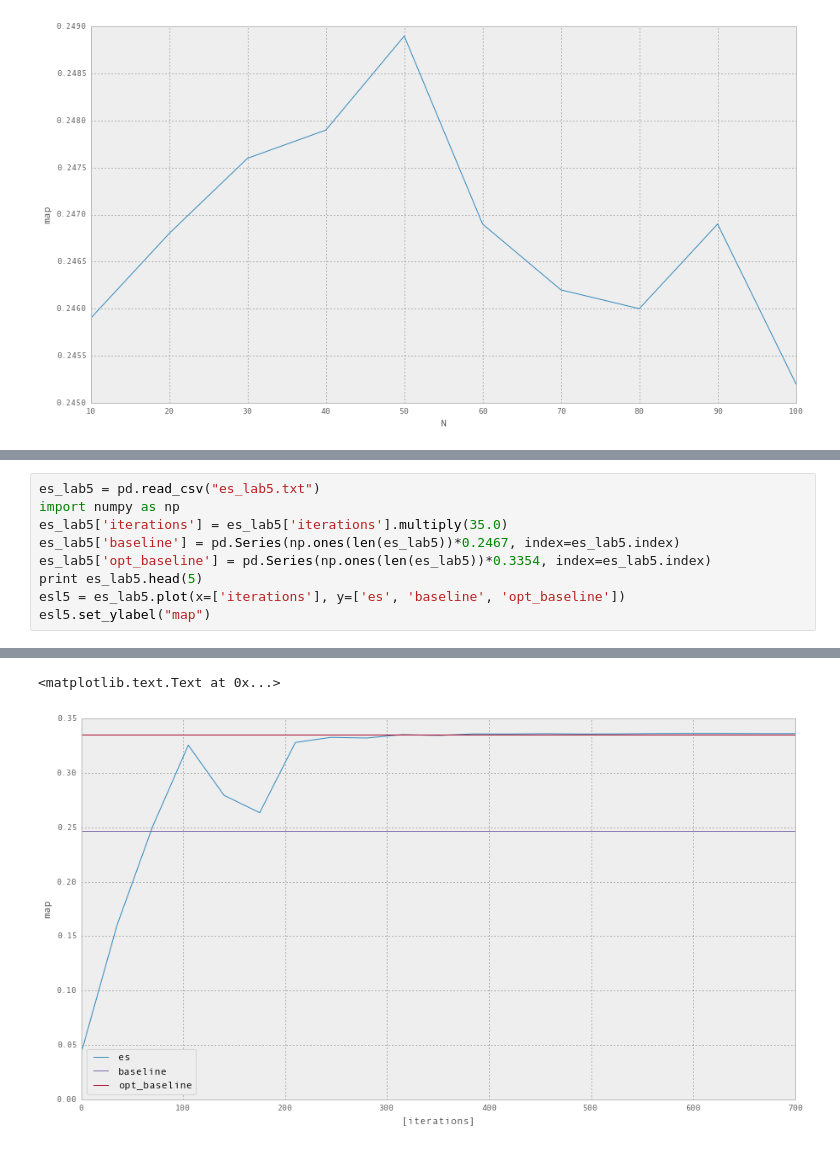
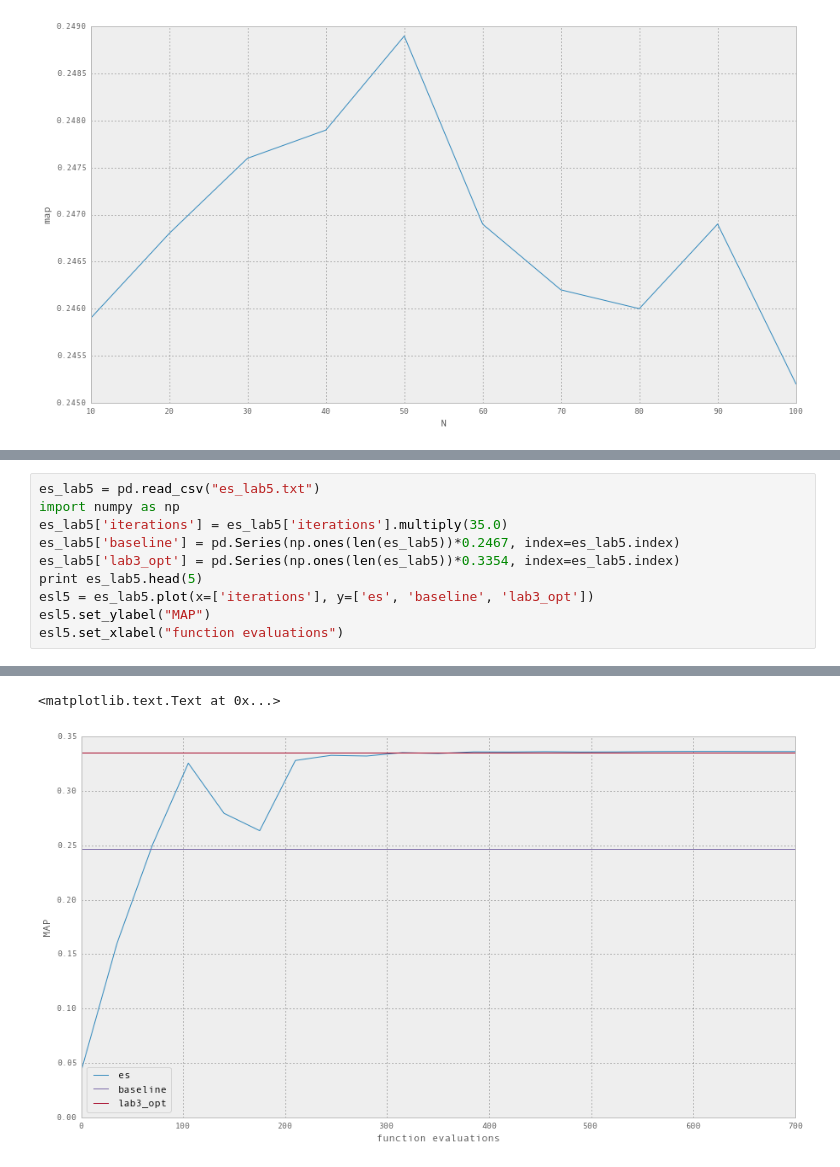
Before and after one commit to giuliolovisotto/information-retrieval, a Jupyter notebook: plots/plotting.ipynb, the cells around one changed output, grey strips where cells are left out. Drawn from its saved outputs; the diff is of its cells as text.

```diff
--- a/plots/plotting.ipynb
+++ b/plots/plotting.ipynb
@@ -82,8 +83,9 @@ es_lab5 = pd.read_csv("es_lab5.txt")
 import numpy as np
 es_lab5['iterations'] = es_lab5['iterations'].multiply(35.0)
 es_lab5['baseline'] = pd.Series(np.ones(len(es_lab5))*0.2467, index=es_lab5.index)
-es_lab5['opt_baseline'] = pd.Series(np.ones(len(es_lab5))*0.3354, index=es_lab5.index)
+es_lab5['lab3_opt'] = pd.Series(np.ones(len(es_lab5))*0.3354, index=es_lab5.index)
 print es_lab5.head(5)
-esl5 = es_lab5.plot(x=['iterations'], y=['es', 'baseline', 'opt_baseline'])
-esl5.set_ylabel("map")
+esl5 = es_lab5.plot(x=['iterations'], y=['es', 'baseline', 'lab3_opt'])
+esl5.set_ylabel("MAP")
+esl5.set_xlabel("function evaluations")
 # %% [output]
@@ -96,2 +98,2 @@ esl5.set_ylabel("map")
 <matplotlib.text.Text at 0x...>
-[figure, old version]
+[figure, new version]
```
Also changed, not shown: parts of 2 cells of this notebook, 6 other files.
